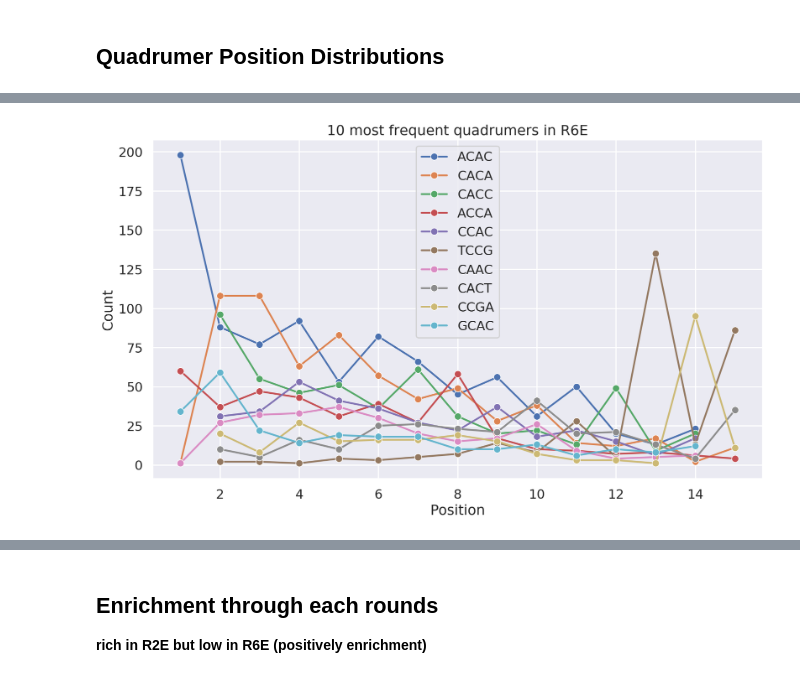
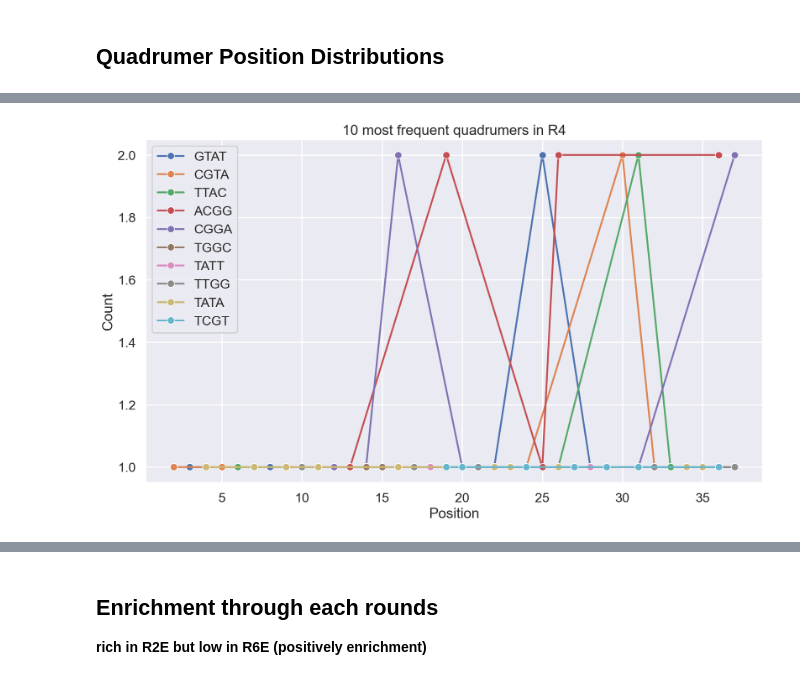
Before and after one commit to Xiaoqi-Sun/aptamer_scoring, a Jupyter notebook: notebooks/NPY Data Analysis of published seq.ipynb, the cells around one changed output, grey strips where cells are left out. Saved outputs shown, nothing was run; the diff lists cells and outputs as text; code cells hidden in the pictures.

```diff
--- a/notebooks/NPY Data Analysis of published seq.ipynb
+++ b/notebooks/NPY Data Analysis of published seq.ipynb
@@ -77,2 +70,19 @@ for i in np.arange(2,7):
+# %%
+repo_url = 'https://raw.githubusercontent.com/Xiaoqi-Sun/aptamer_scoring/main/'
+
+
+# NPY - trimer
+
+R4_full_table_trimer = pd.read_csv(repo_url+'NPY%20processed%20data/R4_full_table_trimer.csv',index_col=0)
+R4_frequency_trimer = pd.read_csv(repo_url+'NPY%20processed%20data/R4_frequency_trimer.csv',index_col=0)
+R6_full_table_trimer = pd.read_csv(repo_url+'NPY%20processed%20data/R6_full_table_trimer.csv',index_col=0)
+R6_frequency_trimer = pd.read_csv(repo_url+'NPY%20processed%20data/R6_frequency_trimer.csv',index_col=0)
+
+
+# NPY - quadrumer
+R4_full_table_quadrumer = pd.read_csv(repo_url+'NPY%20processed%20data/R4_full_table_quadrumer.csv',index_col=0)
+R4_frequency_quadrumer = pd.read_csv(repo_url+'NPY%20processed%20data/R4_frequency_quadrumer.csv',index_col=0)
+R6_full_table_quadrumer =  pd.read_csv(repo_url+'NPY%20processed%20data/R6_full_table_quadrumer.csv',index_col=0)
+R6_frequency_quadrumer = pd.read_csv(repo_url+'NPY%20processed%20data/R6_frequency_quadrumer.csv',index_col=0)
 # %% [markdown]
 ## Quadrumer Frequency Distribution
@@ -79,4 +109,4 @@ for i in np.arange(2,7):
 # %%
-R6E_top10 = R6E_frequency.sort_values('Weighted frequency',ascending=False).head(10)
-R6E_top10
+R6_top10_quad = R6_frequency_quadrumer.sort_values('Count',ascending=False).head(10)
+R6_top10_quad
 # %% [output]
@@ -95,4 +124,4 @@ R6E_top10
 # %%
-R6C_top10 = R6C_frequency.sort_values('Weighted frequency',ascending=False).head(10)
-R6C_top10
+R4_top10_quad = R4_frequency_quadrumer.sort_values('Count',ascending=False).head(10)
+R4_top10_quad
 # %% [output]
@@ -137,0 +207,7 @@ Support for multi-dimensional indexing (e.g. `obj[:, None]`) is deprecated and w
+# %%
+#position of the to 10 most frequent quadrumer in R6E
+for i in R6_top10_quad['Quadrumer'][0:2]:
+    temp = R6_full_table_quadrumer[R6_full_table_quadrumer['Quadrumer']==i].loc[:,["Position","Quadrumer"]]
+    temp_plot = temp['Position'].value_counts().to_frame().reset_index().rename(columns={'Position':'Count','index':'Position'})
+    sns.lineplot(x='Position',y='Count',data=temp_plot, label=i, marker="o")
+plt.title('10 most frequent quadrumers in R6');
@@ -138,10 +216,10 @@ Support for multi-dimensional indexing (e.g. `obj[:, None]`) is deprecated and w
 # %%
 #position of the to 10 most frequent quadrumer in R6E
-for i in R6E_top10.index:
-    temp = R6E_full_table_weighted[R6E_full_table_weighted['Quadrumer']==i].loc[:,["Position","Quadrumer"]]
+for i in R4_top10_quad['Quadrumer']:
+    temp = R4_full_table_quadrumer[R4_full_table_quadrumer['Quadrumer']==i].loc[:,["Position","Quadrumer"]]
     temp_plot = temp['Position'].value_counts().to_frame().reset_index().rename(columns={'Position':'Count','index':'Position'})
     sns.lineplot(x='Position',y='Count',data=temp_plot, label=i, marker="o")
-plt.title('10 most frequent quadrumers in R6E');
+plt.title('10 most frequent quadrumers in R4');
 # %% [output]
-[figure, old version]
+[figure, new version]
 # %%
```
Also changed, not shown: parts of 23 cells of this notebook, 8 other files.
